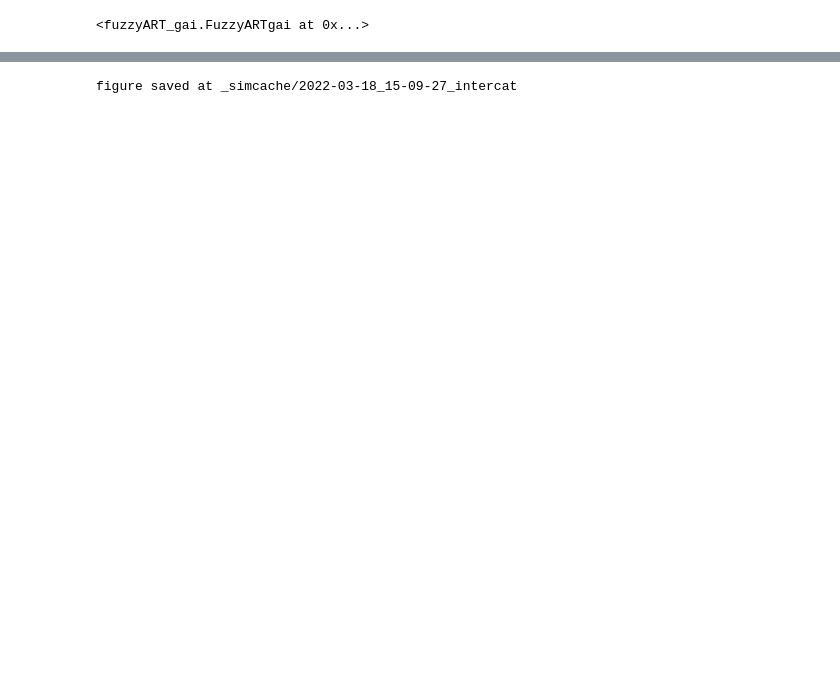
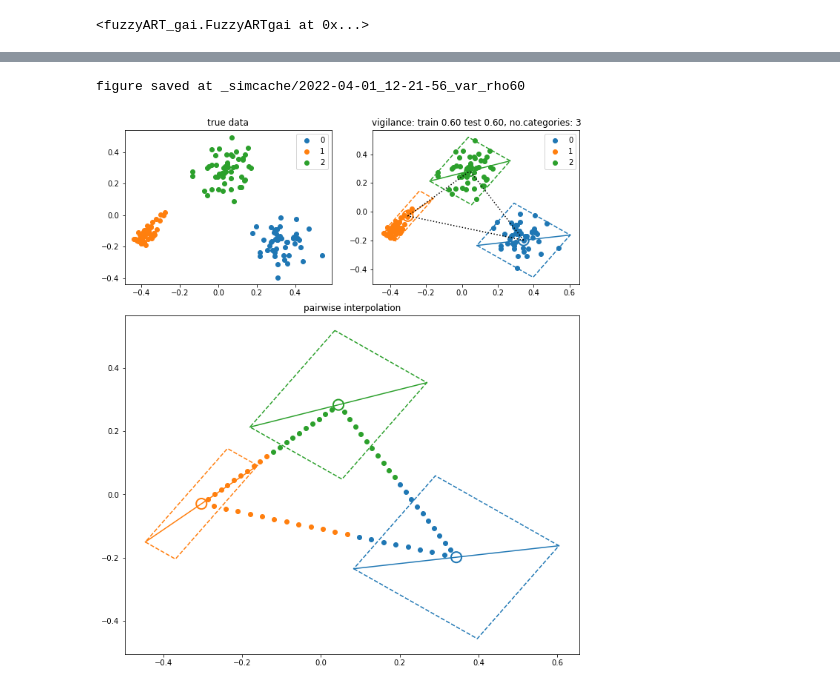
Before and after one commit to anish-lu-yihe/art, a Jupyter notebook: fuzzyART_intercat.ipynb, the cells around one changed output, grey strips where cells are left out. Saved outputs shown, nothing was run; the diff lists cells and outputs as text; code cells hidden in the pictures; blank space fills up the shorter version.

Commit message:
refine notebook intercat

```diff
--- a/fuzzyART_intercat.ipynb
+++ b/fuzzyART_intercat.ipynb
@@ -7,11 +5,5 @@ import sklearn.decomposition as dcp
 import matplotlib.pyplot as plt
 # %%
-iris = ds.load_iris()
-data = iris['data'] / np.max(iris['data'], axis=0)
-label_true = iris['target']
-# pca
-pca = dcp.PCA(n_components=2)
-pca_xy = pca.fit_transform(data)
-print(pca.explained_variance_ratio_)
-print(pca.singular_values_)
+data, label_true = load_data('gaussian2d') # iris
+pca_painter = PaintPCA(data)
 # %% [output]
@@ -20,7 +11,7 @@ print(pca.singular_values_)
 # %%
 # use FuzzyART
 # init
-rho = 0.8
+rho = 0.6
 net = FuzzyARTgai(alpha=0.5, rho=rho) # for the current iris data, rho near 0.65 seems the best in clustering data
 
 # train
@@ -95,6 +21,61 @@ for idx in 'AB':
-# %%
-simname = 'intercat'
-dirname = '_simcache'
-savefigure_datetime(fig, simname, dirname)
-# %% [output]
-figure saved at _simcache/2022-03-18_15-09-27_intercat
+# %%
+fig, axs = plt.subplot_mosaic("""
+                                AB
+                                CC
+                                CC
+                                """,
+                                figsize=(11, 13))
+#fig.tight_layout()
+
+# plot true data
+pca_painter.scatter(axs['A'], label_true)
+axs['A'].set_title("true data")
+
+# test
+test_rho = rho
+isdiff_traintest = net._set_properties(rho = test_rho)
+label_pred = net.test(data).astype(int)
+
+# plot
+# pred
+pca_painter.scatter(axs['B'], label_pred, data)
+
+for k in 'BC':
+    # bipole and centre
+    pca_painter.tripole(axs[k], *net.getcat_bipole())
+
+    # boundary
+    axs[k].set_prop_cycle(None)
+    pca_painter.boundary(axs[k], net.getcat_vertex())
+
+# interpolate centres
+cat_centres = net.getcat_centre()
+pca_cat_centres = pca_painter.pca.transform(cat_centres)
+cat_number = cat_centres.shape[0]
+ls_interidx, ls_intercat = [], []
+for i in range(cat_number):
+    for j in range(i + 1, cat_number):
+        interidx = np.array([i, j])
+        ls_interidx.append(interidx)
+        axs['B'].plot(*pca_cat_centres[interidx].T, c = 'k', ls = 'dotted')
+
+        intercat = interp2coordinates(*cat_centres[interidx], 20)
+        intercat_label = net.test(intercat).astype(int)
+        ls_intercat.append(intercat_label)
+        axs['C'].set_prop_cycle(None)
+        pca_painter.scatter(axs['C'], intercat_label, intercat)
+
+# info
+axs['B'].set_title('vigilance: train {:.2f} test {:.2f}, no.categories: {}'.format(rho, test_rho, cat_number))
+axs['C'].set_title('pairwise interpolation')
+
+# save fig
+simname = 'var_rho{:d}'.format(int(rho*100))
+dirname = '_simcache'
+savefigure_datetime(fig, simname, dirname)
+
+for k in 'AB':
+    axs[k].legend()
+# %% [output]
+figure saved at _simcache/2022-04-01_12-21-56_var_rho60
+[figure, added]
```
Also changed, not shown: parts of 3 cells of this notebook, 1 other file.
